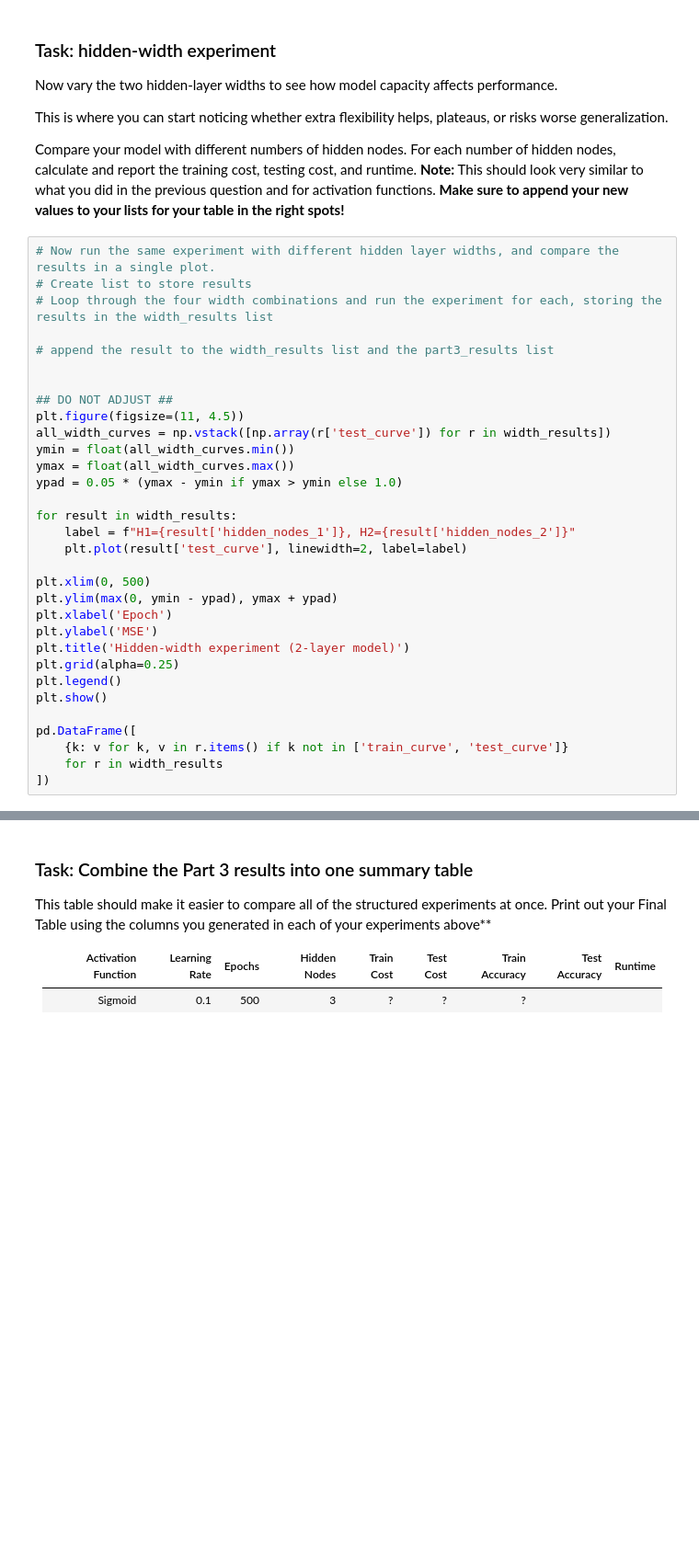
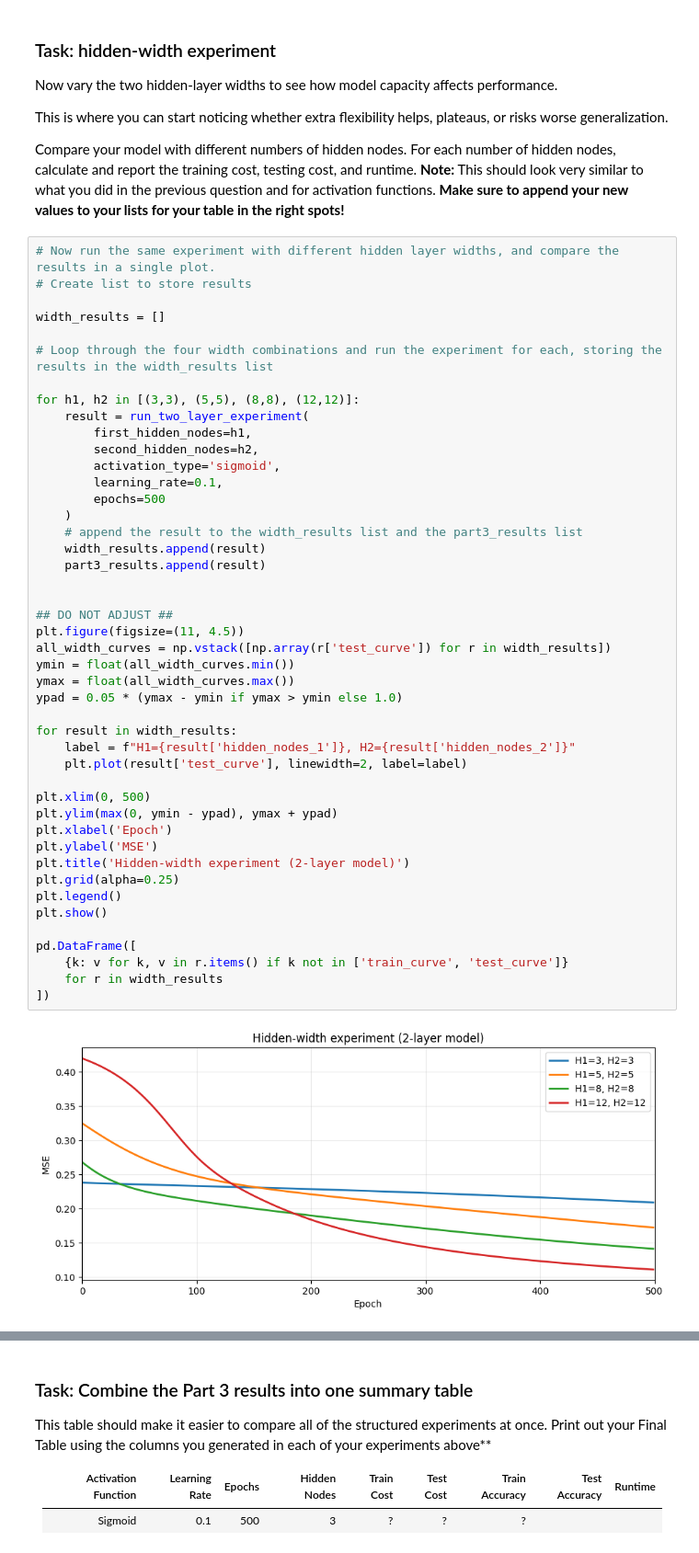
Before and after one commit to MaxGuryan9/Project_4, a Jupyter notebook: Project4_student-1.ipynb, the cells around one changed output, grey strips where cells are left out. Shown at 92% size. Saved outputs shown, nothing was run; the diff lists cells and outputs as text; blank space fills up the shorter version.

```diff
--- a/Project4_student-1.ipynb
+++ b/Project4_student-1.ipynb
@@ -1110,32 +1172,47 @@ Compare your model with different numbers of hidden nodes.  For each number of h
 # %%
 # Now run the same experiment with different hidden layer widths, and compare the results in a single plot.
 # Create list to store results
+
+width_results = []
+
 # Loop through the four width combinations and run the experiment for each, storing the results in the width_results list
 
-# append the result to the width_results list and the part3_results list
+for h1, h2 in [(3,3), (5,5), (8,8), (12,12)]:
+    result = run_two_layer_experiment(
+        first_hidden_nodes=h1,
+        second_hidden_nodes=h2,
+        activation_type='sigmoid',
+        learning_rate=0.1,
+        epochs=500
+    )
+    # append the result to the width_results list and the part3_results list
+    width_results.append(result)
+    part3_results.append(result)
 
 
 ## DO NOT ADJUST ##
 plt.figure(figsize=(11, 4.5))
 all_width_curves = np.vstack([np.array(r['test_curve']) for r in width_results])
 ymin = float(all_width_curves.min())
 ymax = float(all_width_curves.max())
 ypad = 0.05 * (ymax - ymin if ymax > ymin else 1.0)
 
 for result in width_results:
     label = f"H1={result['hidden_nodes_1']}, H2={result['hidden_nodes_2']}"
     plt.plot(result['test_curve'], linewidth=2, label=label)
 
 plt.xlim(0, 500)
 plt.ylim(max(0, ymin - ypad), ymax + ypad)
 plt.xlabel('Epoch')
 plt.ylabel('MSE')
 plt.title('Hidden-width experiment (2-layer model)')
 plt.grid(alpha=0.25)
 plt.legend()
 plt.show()
 
 pd.DataFrame([
     {k: v for k, v in r.items() if k not in ['train_curve', 'test_curve']}
     for r in width_results
 ])
+# %% [output]
+[figure, added]
```
Also changed, not shown: parts of 14 cells of this notebook.
